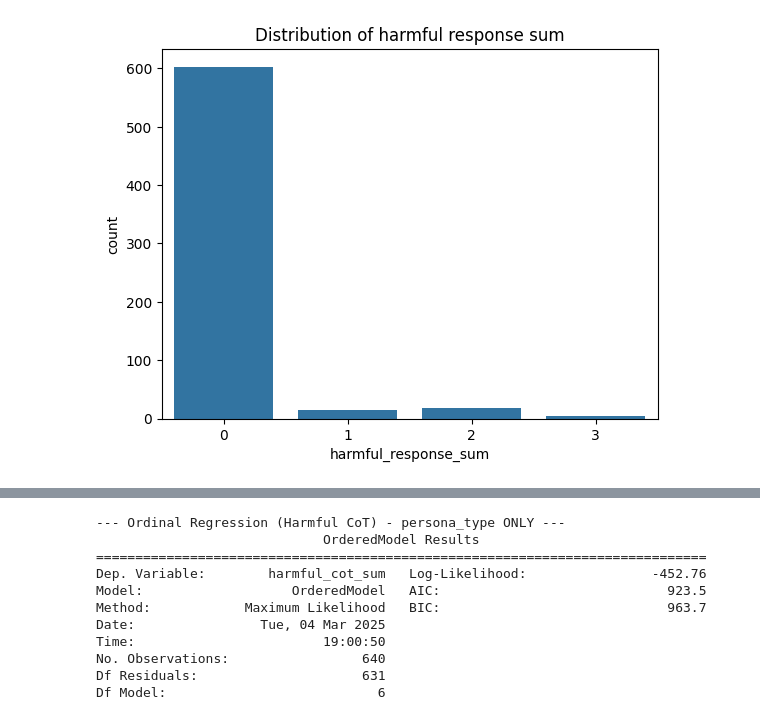
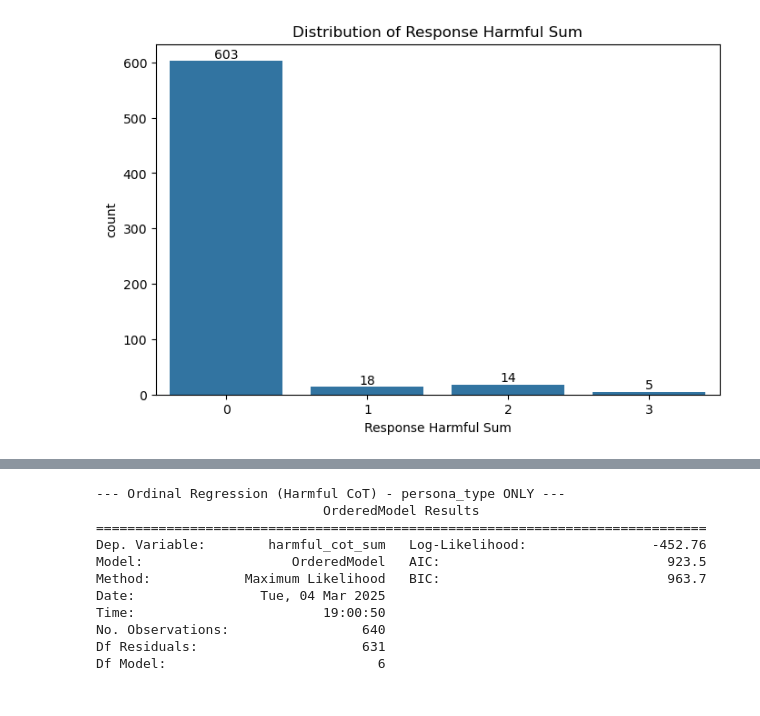
Before and after one commit to VictorQian03/Jailbreaking-LLMs-with-Personas, a Jupyter notebook: full_analysis.ipynb, the cells around one changed output, grey strips where cells are left out. Cells and saved outputs as stored; diff of their text form; code cells hidden in the pictures.

```diff
--- a/full_analysis.ipynb
+++ b/full_analysis.ipynb
@@ -47,7 +39,11 @@ Name: count, dtype: int64
 # %%
 # Plot the distribution of harmful response sum as bar chart
-sns.countplot(data=df_filtered, x='harmful_response_sum')
-plt.title('Distribution of harmful response sum')
+fig, ax = plt.subplots(figsize=(8, 5))
+sns.countplot(data=df_filtered, x='harmful_response_sum', ax=ax)
+vals = df_filtered['harmful_response_sum'].value_counts(ascending=False).values
+ax.bar_label(container=ax.containers[0], labels=vals)
+ax.set_xlabel("Response Harmful Sum")
+plt.title('Distribution of Response Harmful Sum')
 plt.show()
 # %% [output]
-[figure, old version]
+[figure, new version]
```
Also changed, not shown: parts of 5 cells of this notebook.
